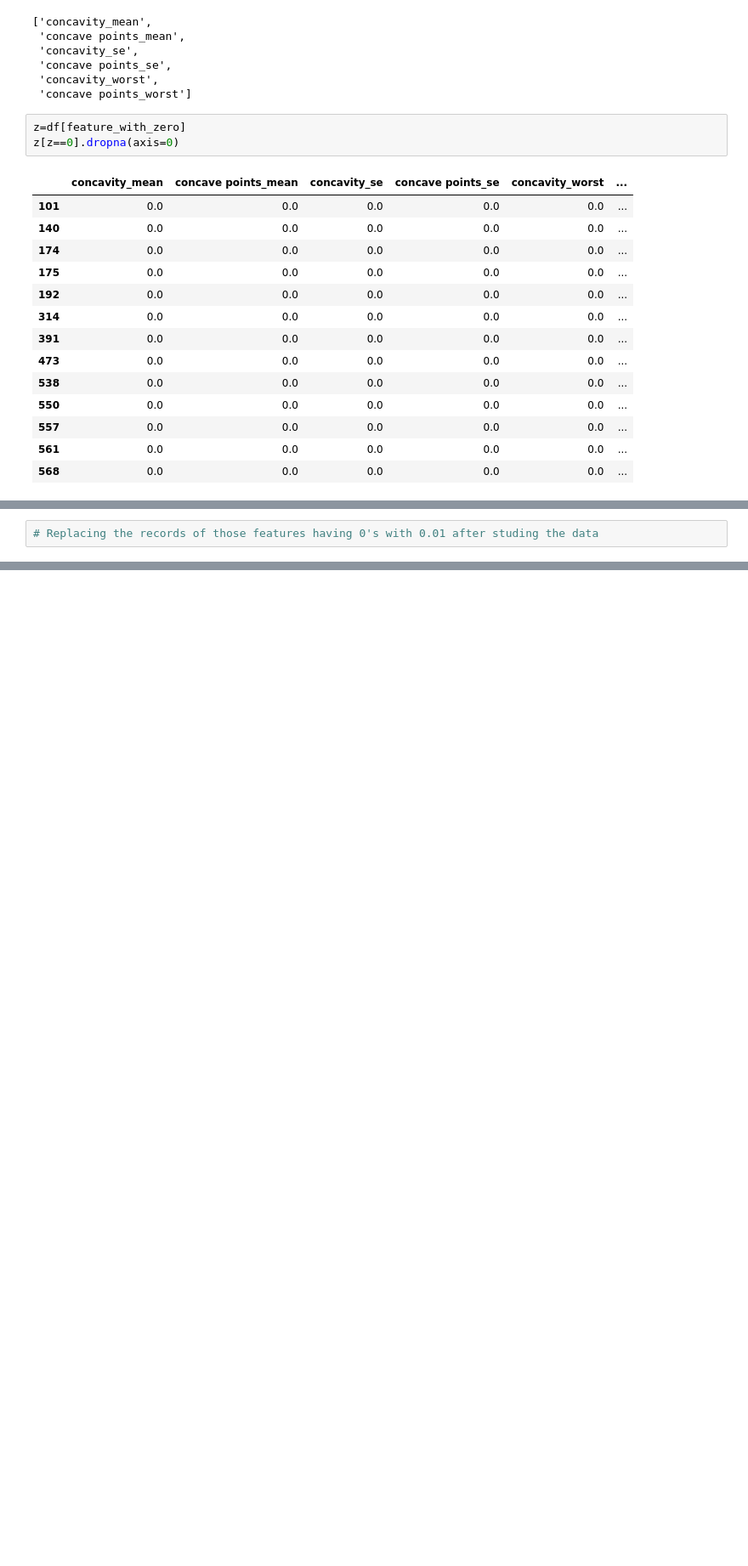
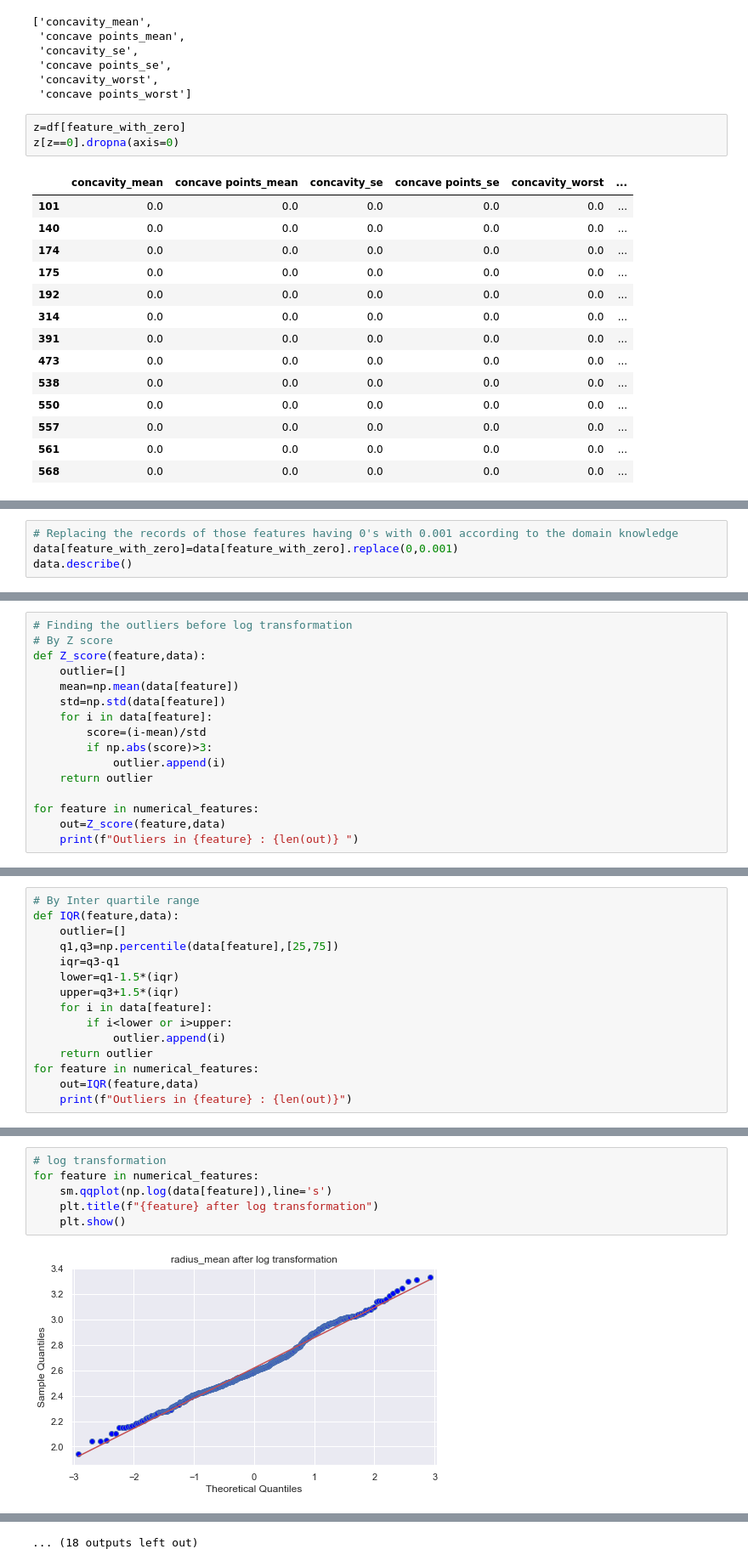
Before and after one commit to Snehashis100/Human-Disease-Diagnostic, a Jupyter notebook: breast cancer prediction analysis.ipynb, the cells around one changed output, grey strips where cells are left out. Shown at 85% size. Saved outputs shown, nothing was run; the diff lists cells and outputs as text; blank space fills up the shorter version.

Commit message:
update .gitignore and getting good accuraies from multiple classifiers with a dataset having 20 final features

```diff
--- a/breast cancer prediction analysis.ipynb
+++ b/breast cancer prediction analysis.ipynb
@@ -199,2 +223,4 @@ z[z==0].dropna(axis=0)
 # %%
-# Replacing the records of those features having 0's with 0.01 after studing the data
+# Replacing the records of those features having 0's with 0.001 according to the domain knowledge
+data[feature_with_zero]=data[feature_with_zero].replace(0,0.001)
+data.describe()
@@ -200,0 +237,16 @@ z[z==0].dropna(axis=0)
+# %%
+# Finding the outliers before log transformation
+# By Z score
+def Z_score(feature,data):
+    outlier=[]
+    mean=np.mean(data[feature])
+    std=np.std(data[feature])
+    for i in data[feature]:
+        score=(i-mean)/std
+        if np.abs(score)>3:
+            outlier.append(i)
+    return outlier
+
+for feature in numerical_features:
+    out=Z_score(feature,data)
+    print(f"Outliers in {feature} : {len(out)} ")
@@ -200,0 +271,15 @@ z[z==0].dropna(axis=0)
+# %%
+# By Inter quartile range
+def IQR(feature,data):
+    outlier=[]
+    q1,q3=np.percentile(data[feature],[25,75])
+    iqr=q3-q1
+    lower=q1-1.5*(iqr)
+    upper=q3+1.5*(iqr)
+    for i in data[feature]:
+        if i<lower or i>upper:
+            outlier.append(i)
+    return outlier
+for feature in numerical_features:
+    out=IQR(feature,data)
+    print(f"Outliers in {feature} : {len(out)}")
@@ -200,0 +304,8 @@ z[z==0].dropna(axis=0)
+# %%
+# log transformation
+for feature in numerical_features:
+    sm.qqplot(np.log(data[feature]),line='s')
+    plt.title(f"{feature} after log transformation")
+    plt.show()
+# %% [output]
+[figure, added]
@@ -200,0 +323 @@ z[z==0].dropna(axis=0)
+... (18 outputs left out)
```
Also changed, not shown: parts of 45 cells of this notebook, 1 other file.
